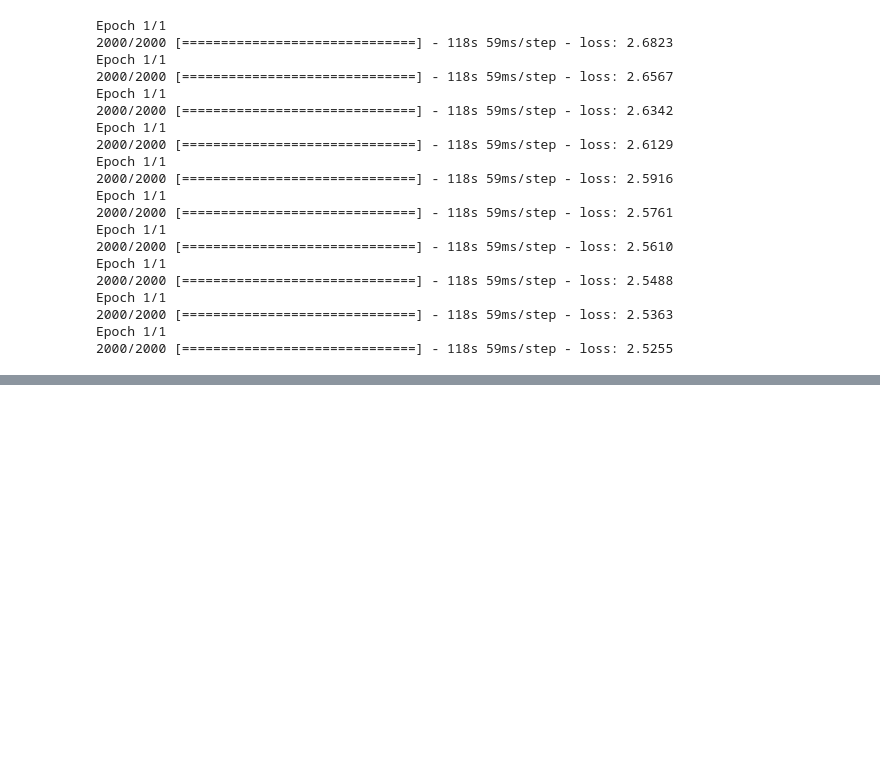
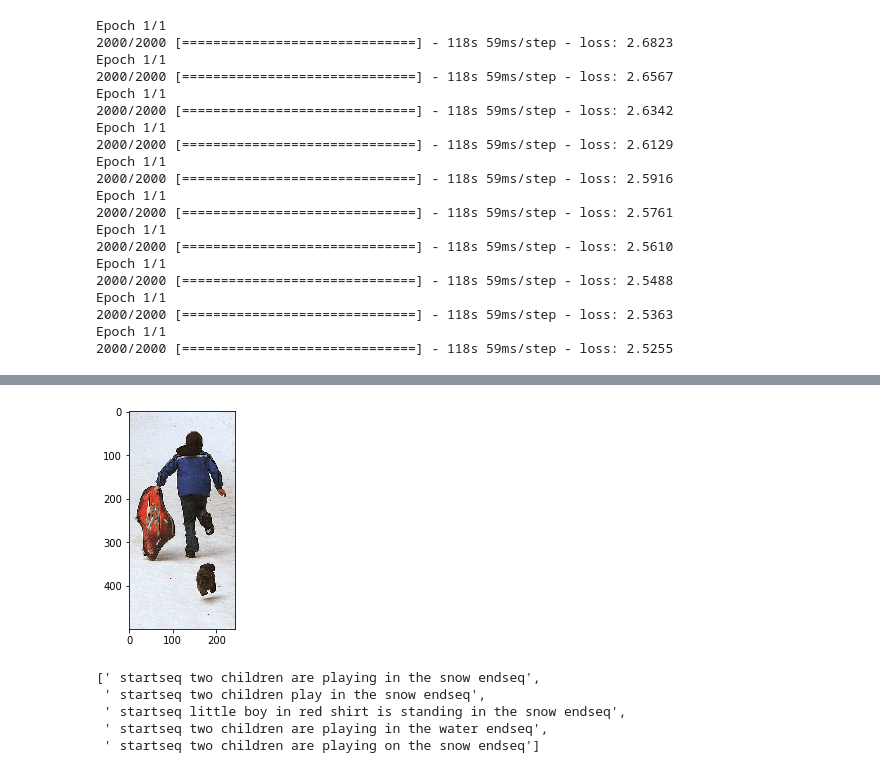
Before and after one commit to duttagoutam/LJMUMasters, a Jupyter notebook: Automatic_Image_Captioning.ipynb, the cells around one changed output, grey strips where cells are left out. Drawn from its saved outputs; the diff is of its cells as text; code cells hidden in the pictures; blank space fills up the shorter version.

```diff
--- a/Automatic_Image_Captioning.ipynb
+++ b/Automatic_Image_Captioning.ipynb
@@ -635,0 +810,15 @@ Greedy: motorcyclist is riding an orange motorcycle
+# %%
+pic = list(encoding_test.keys())[14]
+image = encoding_test[pic].reshape((1,2048))
+# x=plt.imread(os.getcwd() + '\\data\\Flicker8k_Dataset\\'+pic)
+x=plt.imread(images+pic)
+plt.imshow(x)
+plt.show()
+run_beam_search(image, model, wordtoix, ixtoword, 3, 32, 1, 5)
+# %% [output]
+[figure, added]
+[' startseq two children are playing in the snow endseq',
+ ' startseq two children play in the snow endseq',
+ ' startseq little boy in red shirt is standing in the snow endseq',
+ ' startseq two children are playing in the water endseq',
+ ' startseq two children are playing on the snow endseq']
```
Also changed, not shown: parts of 12 cells of this notebook.
